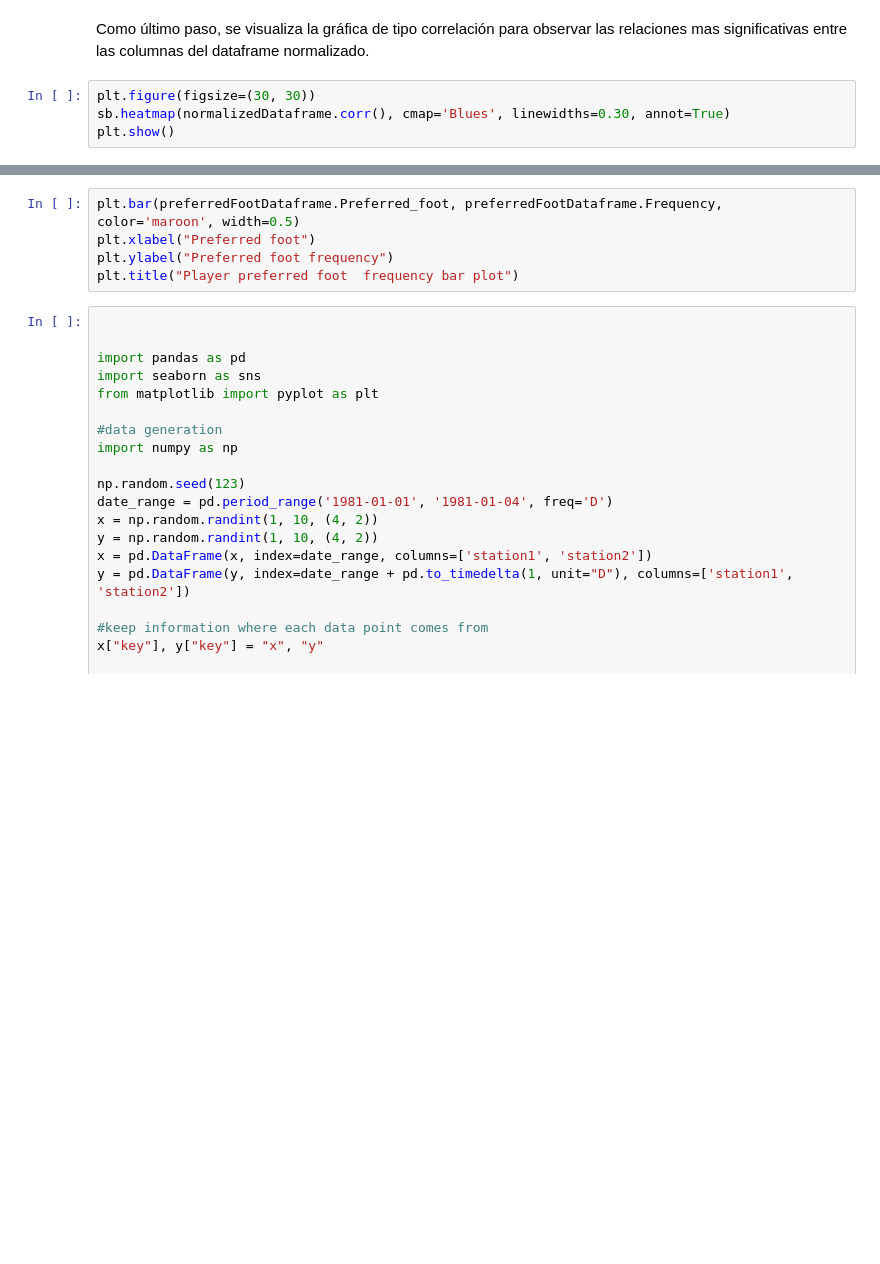
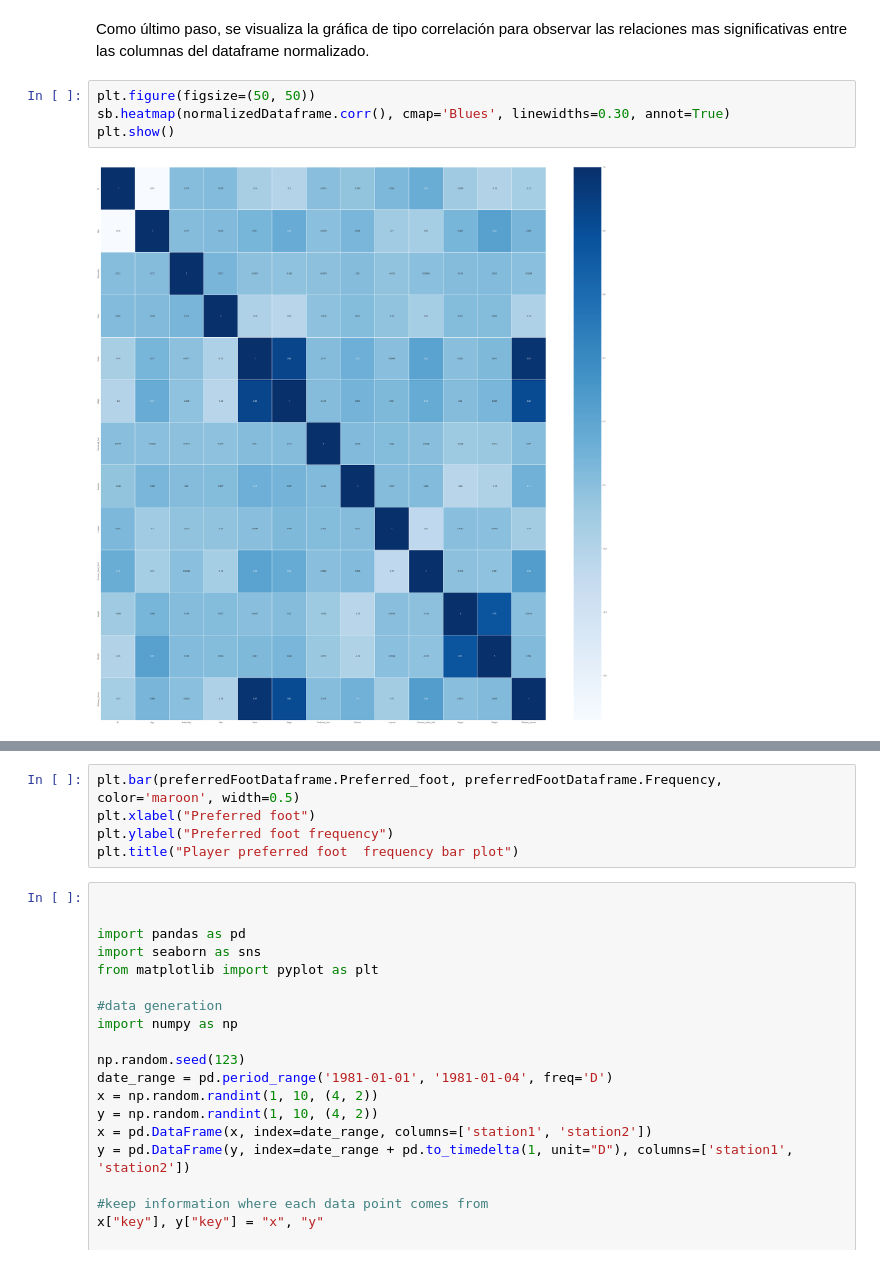
Before and after one commit to GAPPLabs/DataScienceProject, a Jupyter notebook: Proyecto.ipynb, the cells around one changed output, grey strips where cells are left out. Drawn from its saved outputs; the diff is of its cells as text; blank space fills up the shorter version.

```diff
--- a/Proyecto.ipynb
+++ b/Proyecto.ipynb
@@ -1056,6 +1064,8 @@ plt.show()
 # %% [markdown]
 Como último paso, se visualiza la gráfica de tipo correlación para observar las relaciones mas significativas entre las columnas del dataframe normalizado.
 # %%
-plt.figure(figsize=(30, 30))
+plt.figure(figsize=(50, 50))
 sb.heatmap(normalizedDataframe.corr(), cmap='Blues', linewidths=0.30, annot=True)
 plt.show()
+# %% [output]
+[figure, added]
```
Also changed, not shown: parts of 21 cells of this notebook.
